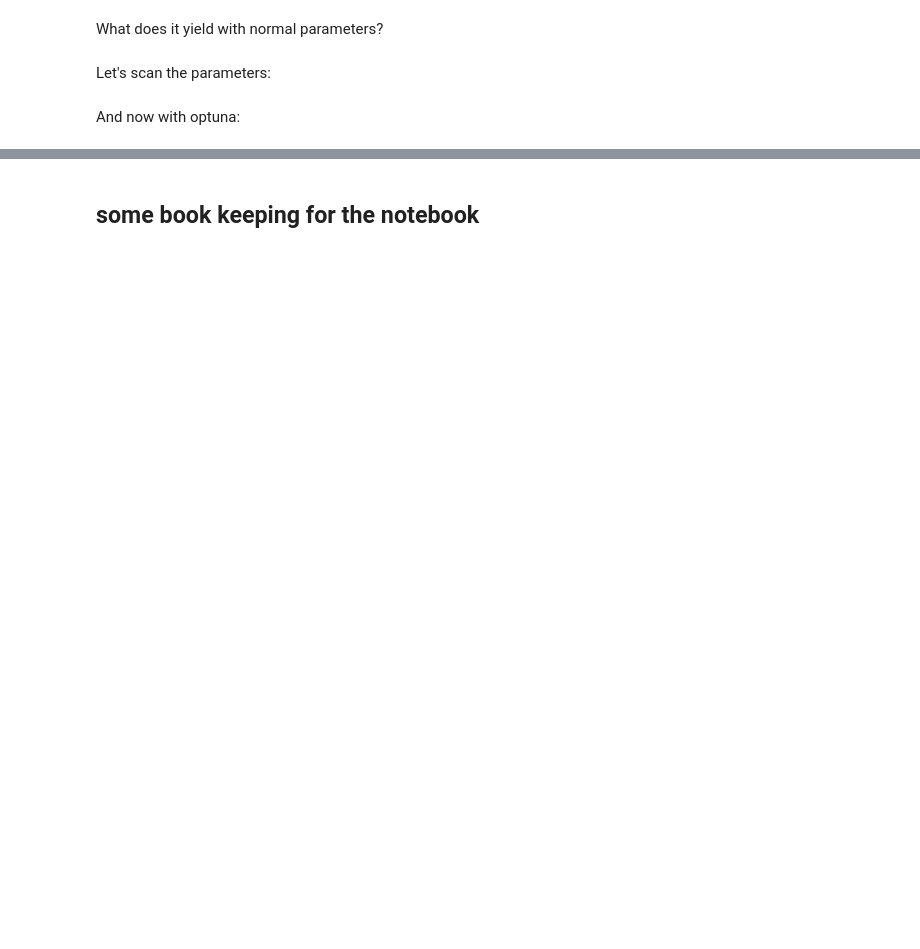
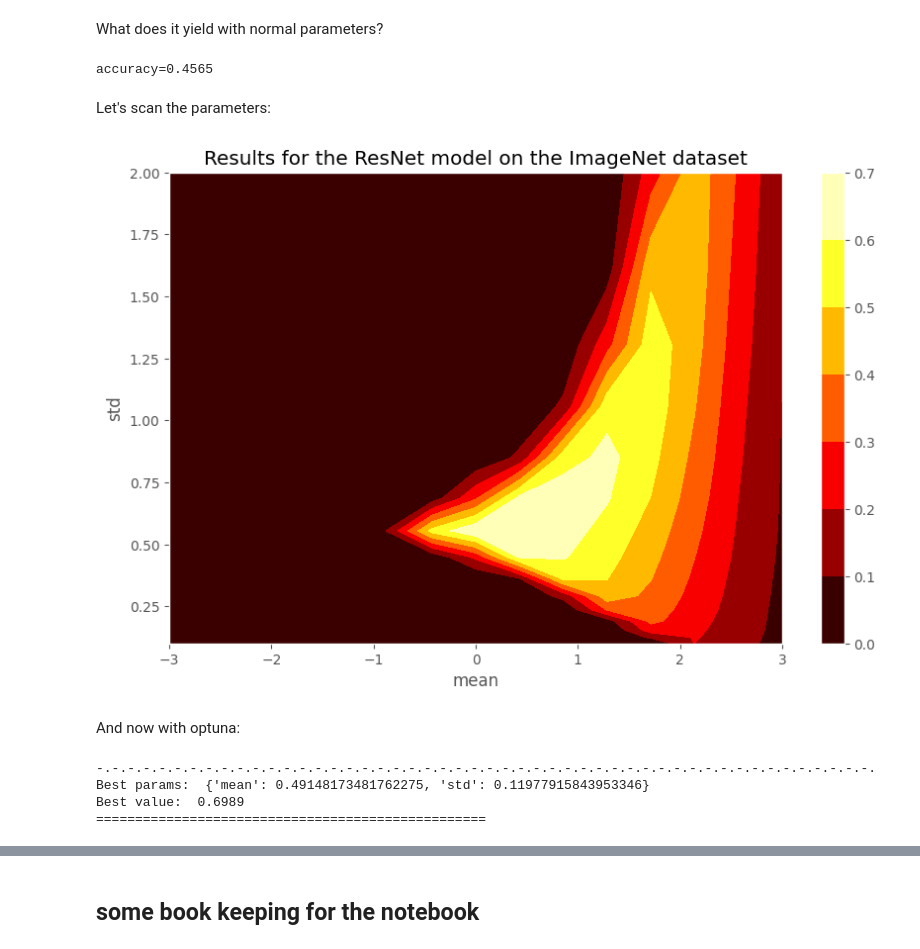
Before and after one commit to laurentperrinet/2024-12-09-normalizing-images-in-convolutional-neural-networks, a Jupyter notebook: 2024-12-09-normalizing-images-in-convolutional-neural-networks.ipynb, the cells around one changed output, grey strips where cells are left out. Cells and saved outputs as stored; diff of their text form; code cells hidden in the pictures; blank space fills up the shorter version.

Commit message:
full run

```diff
--- a/2024-12-09-normalizing-images-in-convolutional-neural-networks.ipynb
+++ b/2024-12-09-normalizing-images-in-convolutional-neural-networks.ipynb
@@ -382,6 +382,7 @@ def main(mean_R, mean_G, mean_B, std_R, std_G, std_B, epochs=epochs, log_interva
         transforms.Normalize((mean_R, mean_G, mean_B), (std_R, std_G, std_B))
         ])
 
+    DATADIR = '../Deep_learning/data/Imagenet_full'
     DATADIR = '../Deep_learning/data/Imagenet_redux'
     train_loader = torch.utils.data.DataLoader(datasets.ImageFolder(DATADIR + '/train', transform=transform), **train_kwargs)
     test_loader = torch.utils.data.DataLoader(datasets.ImageFolder(DATADIR + '/val', transform=transform), **test_kwargs)
@@ -390,7 +391,7 @@ def main(mean_R, mean_G, mean_B, std_R, std_G, std_B, epochs=epochs, log_interva
     model = model.to(device)
 
     # model.conv1.bias.data -= mean
-    model.conv1.weight.data /= std
+    # model.conv1.weight.data /= std
 
     criterion = nn.CrossEntropyLoss()
     # optimizer = optim.Adadelta(model.parameters(), lr=1.0)
@@ -415,6 +418,8 @@ What does it yield with normal parameters?
 # %%
 accuracy = main(0., 0., 0., 1., 1., 1.)
 print(f'{accuracy=:.4f}')
+# %% [output]
+accuracy=0.4565
 # %% [markdown]
 Let's scan the parameters:
 # %%
@@ -437,10 +442,13 @@ else:
 # %%
 fig, ax = plt.subplots(figsize=figsize)
 pcm = ax.contourf(means, stds, accuracy, cmap='hot')
 fig.colorbar(pcm, ax=ax)
 ax.set_title('Results for the ResNet model on the ImageNet dataset')
 ax.set_xlabel('mean')
 ax.set_ylabel('std')
+fig;
+# %% [output]
+[figure, added]
 # %% [markdown]
 And now with optuna:
 # %%
@@ -454,14 +462,19 @@ def objective(trial):
     accuracy = main(mean, mean, mean, std, std, std, epochs=epochs)
     return accuracy
 
-if not(os.path.isfile(path_save_optuna)):
-    study = optuna.create_study(direction='maximize', load_if_exists=True,
-                                storage=f"sqlite:///{path_save_optuna}", study_name=model)
-    study.optimize(objective, n_trials=200, show_progress_bar=True)
+study = optuna.create_study(direction='maximize', load_if_exists=True,
+                            storage=f"sqlite:///{path_save_optuna}", study_name=model)
+if len(study.get_trials()):
+    study.optimize(objective, n_trials=n_trials-len(study.get_trials()), show_progress_bar=True)
 print(50*'-.')
 print("Best params: ", study.best_params)
 print("Best value: ", study.best_value)
 print(50*'=')
+# %% [output]
+-.-.-.-.-.-.-.-.-.-.-.-.-.-.-.-.-.-.-.-.-.-.-.-.-.-.-.-.-.-.-.-.-.-.-.-.-.-.-.-.-.-.-.-.-.-.-.-.-.-.
+Best params:  {'mean': 0.49148173481762275, 'std': 0.11977915843953346}
+Best value:  0.6989
+==================================================
 # %%
 # https://optuna.readthedocs.io/en/stable/reference/visualization/matplotlib/generated/optuna.visualization.matplotlib.contour.html
 from optuna.visualization.matplotlib import plot_contour
```
Also changed, not shown: parts of 18 cells of this notebook, 4 other files.
